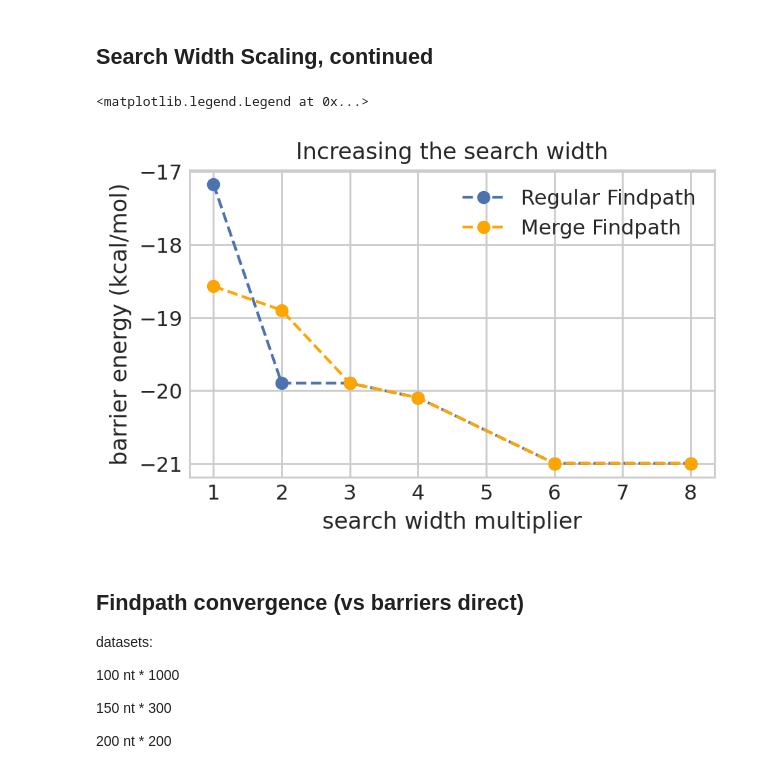
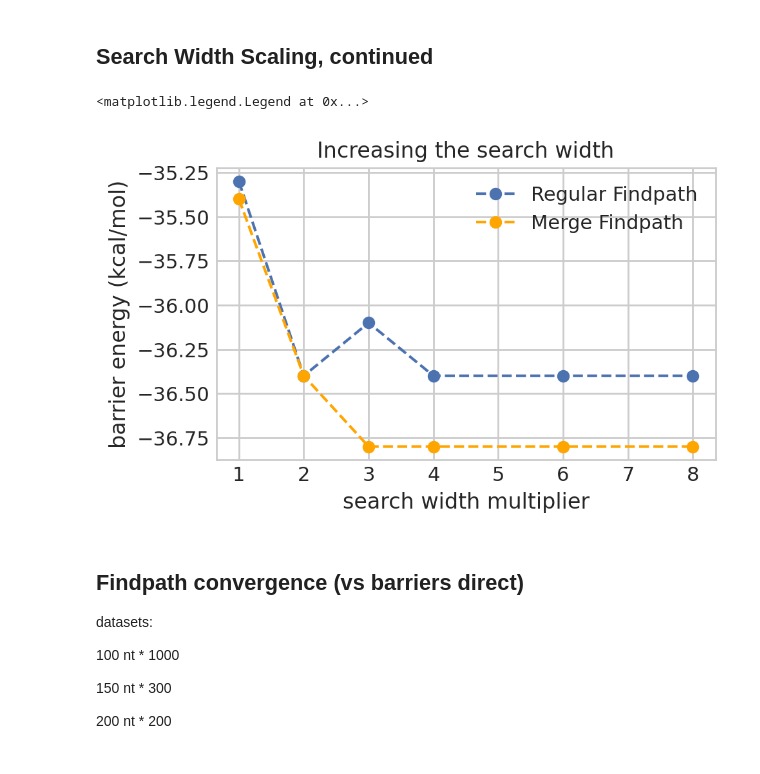
Before and after one commit to maxf-at/findpath_cpp, a Jupyter notebook: benchmarks/sw_scaling_result.ipynb, the cells around one changed output. Drawn from its saved outputs; the diff is of its cells as text; code cells hidden in the pictures.

```diff
--- a/benchmarks/sw_scaling_result.ipynb
+++ b/benchmarks/sw_scaling_result.ipynb
@@ -1,19 +1,19 @@
 # %%
 import random
 import string
-
 import numpy as np
 import pandas as pd
 import os
 import sys
 import subprocess
 import matplotlib.pyplot as plt
+import re
 
 import seaborn as sns
 sns.set_theme()
 sns.set_style("white")
 sns.despine()
-sns.set(rc={'figure.figsize':(16,10)})
+sns.set(rc={'figure.figsize':(14,8)})
 plt.style.use('seaborn-whitegrid')
 
 import RNA
@@ -25,24 +149,24 @@ from helper import print_moves
 # %%
 filename = r"sw_scaling_local_min_200x1000_multiple_sections_min10.csv"
 prefix = "./results/"
 df = pd.read_csv(prefix+filename)
 
 
-df = df[df["i"]==1]
+# df = df[df["i"]==1]
 # df = df[df["i"]==10] # suboptimal paths convergence
-# df = df[df["i"]==14]
+df = df[df["i"]==14]
 
 plt.figure(figsize=(5, 3), dpi=200)
 
 plt.plot(df["search_width_multiplier"], df["new_fp_results"], linestyle='--', marker='o', color='b', label="Regular Findpath")
 plt.plot(df["search_width_multiplier"], df["new_merge_results"], linestyle='--', marker='o', color='orange', label="Merge Findpath")
 plt.title("Increasing the search width")
 plt.xlabel("search width multiplier")
 plt.ylabel("barrier energy (kcal/mol)")
 plt.legend()
 # %% [output]
 <matplotlib.legend.Legend at 0x...>
-[figure, old version]
+[figure, new version]
 # %%
 def hist_csv(prefix, filename, barriers=True, subopt_paths=True, limit=14):
     df = pd.read_csv(prefix+filename)
```
Also changed, not shown: parts of 10 cells of this notebook, 48 other files.
